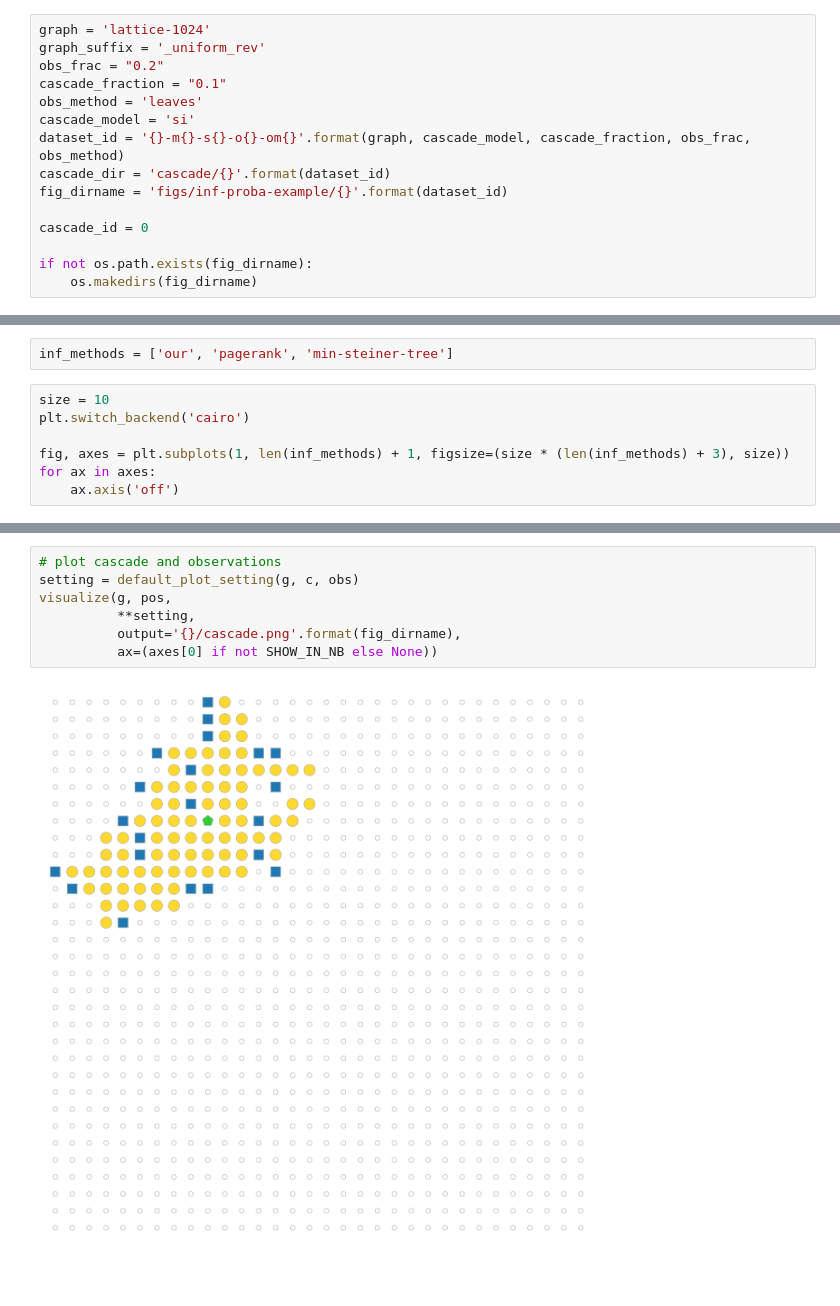
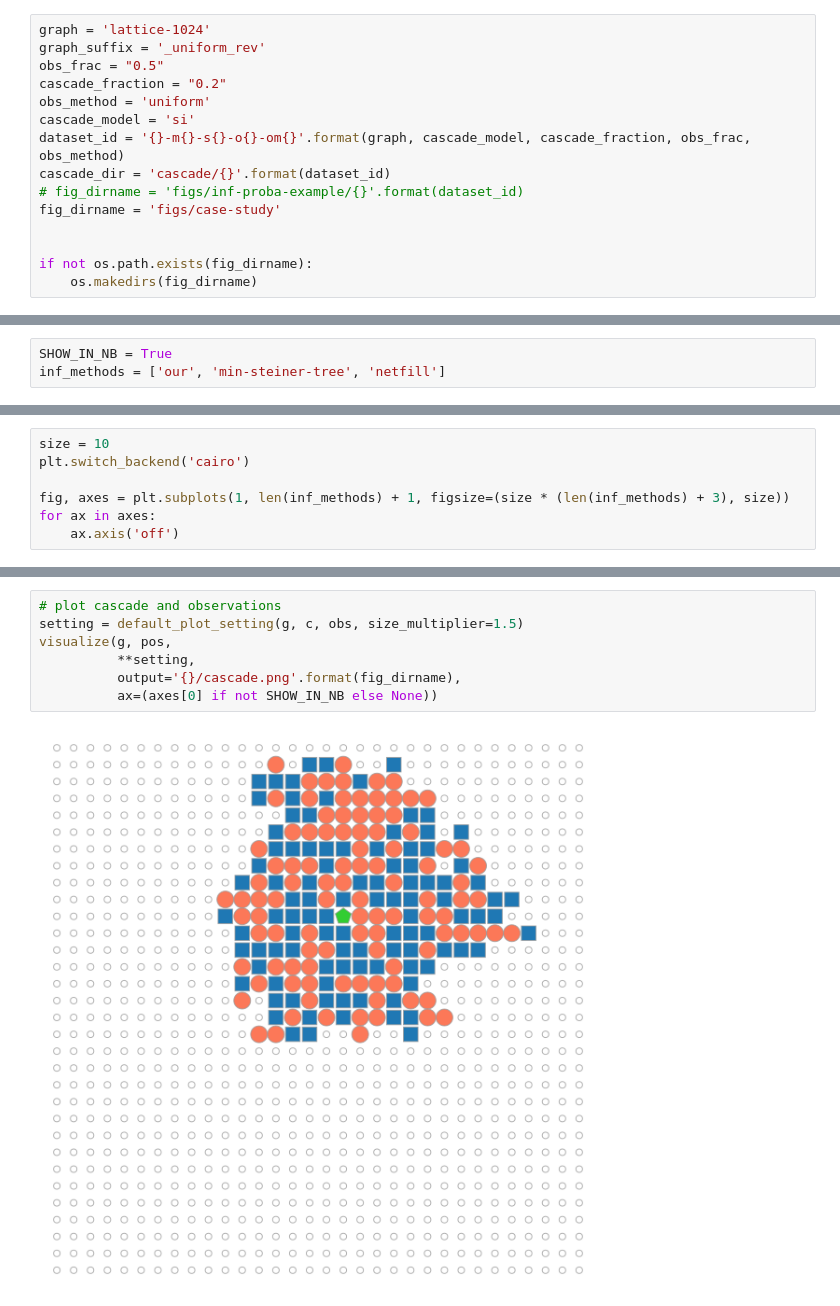
Before and after one commit to xiaohan2012/cascade-reconstruction-by-tree-samples, a Jupyter notebook: visualize-infection-proba.ipynb, the cells around one changed output, grey strips where cells are left out. Cells and saved outputs as stored; diff of their text form; blank space fills up the shorter version.

Commit message:
viz for case study

```diff
--- a/visualize-infection-proba.ipynb
+++ b/visualize-infection-proba.ipynb
@@ -28,15 +28,15 @@ from viz_helpers import visualize, query_plot_setting, default_plot_setting, tre
 # %%
 graph = 'lattice-1024'
 graph_suffix = '_uniform_rev'
-obs_frac = "0.2"
-cascade_fraction = "0.1"
-obs_method = 'leaves'
+obs_frac = "0.5"
+cascade_fraction = "0.2"
+obs_method = 'uniform'
 cascade_model = 'si'
 dataset_id = '{}-m{}-s{}-o{}-om{}'.format(graph, cascade_model, cascade_fraction, obs_frac, obs_method)
 cascade_dir = 'cascade/{}'.format(dataset_id)
-fig_dirname = 'figs/inf-proba-example/{}'.format(dataset_id)
+# fig_dirname = 'figs/inf-proba-example/{}'.format(dataset_id)
+fig_dirname = 'figs/case-study'
 
-cascade_id = 0
 
 if not os.path.exists(fig_dirname):
     os.makedirs(fig_dirname)
@@ -45,3 +43,6 @@ SHOW_IN_NB = True
+# %%
+SHOW_IN_NB = True
+inf_methods = ['our', 'min-steiner-tree', 'netfill']
 # %%
 g = load_graph_by_name(graph, weighted=True, suffix=graph_suffix)
 if graph.startswith('lattice'):
@@ -61,5 +55,3 @@ cascade size 103
-# %%
-inf_methods = ['our', 'pagerank', 'min-steiner-tree']
 # %%
 size = 10
 plt.switch_backend('cairo')
@@ -70,9 +71,9 @@ for ax in axes:
 # %%
 # plot cascade and observations
-setting = default_plot_setting(g, c, obs)
+setting = default_plot_setting(g, c, obs, size_multiplier=1.5)
 visualize(g, pos,
           **setting,
           output='{}/cascade.png'.format(fig_dirname),
           ax=(axes[0] if not SHOW_IN_NB else None))
 # %% [output]
-[figure, old version]
+[figure, new version]
```
Also changed, not shown: parts of 13 cells of this notebook.
